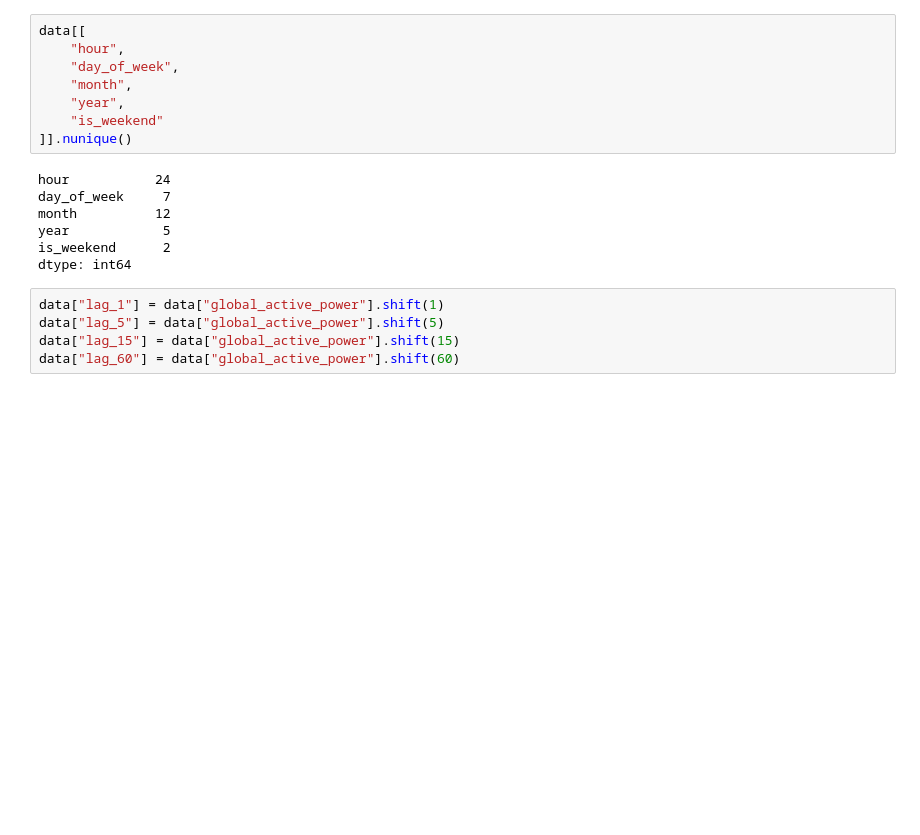
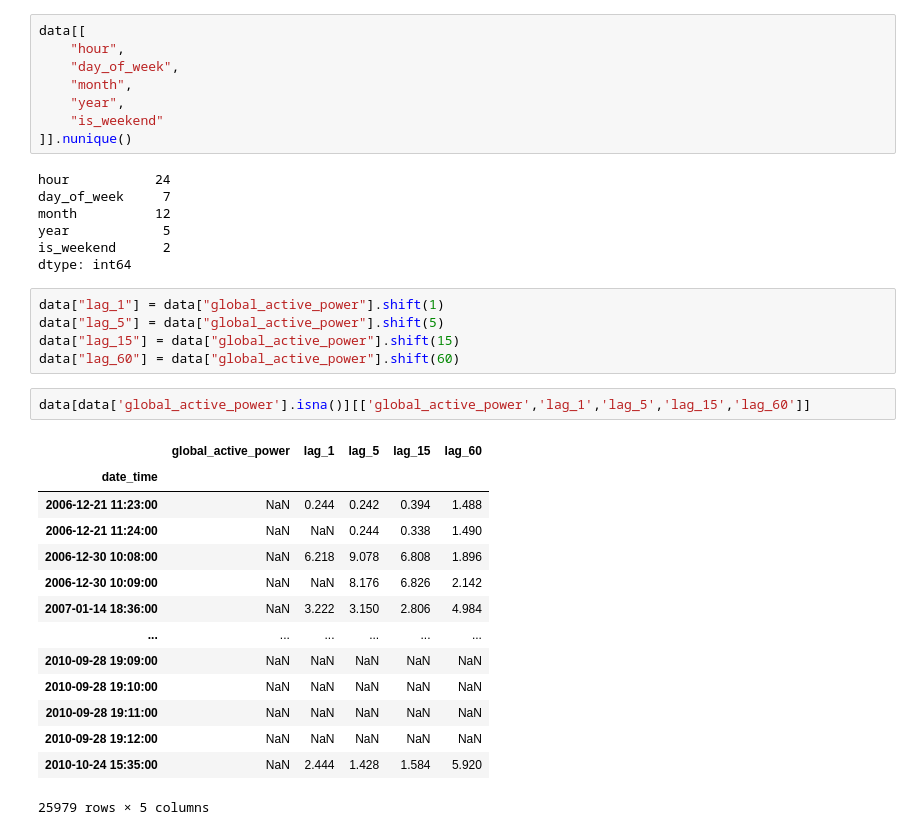
Before and after one commit to Kartikshard/Electricity-consumption-prediction, a Jupyter notebook: notebooks/01_EDA.ipynb, the cells around one changed output. Drawn from its saved outputs; the diff is of its cells as text; blank space fills up the shorter version.

```diff
--- a/notebooks/01_EDA.ipynb
+++ b/notebooks/01_EDA.ipynb
@@ -372,3 +372,20 @@ data["lag_1"] = data["global_active_power"].shift(1)
 data["lag_5"] = data["global_active_power"].shift(5)
 data["lag_15"] = data["global_active_power"].shift(15)
 data["lag_60"] = data["global_active_power"].shift(60)
+# %%
+data[data['global_active_power'].isna()][['global_active_power','lag_1','lag_5','lag_15','lag_60']]
+# %% [output]
+|  | global_active_power | lag_1 | lag_5 | lag_15 | lag_60 |
+| date_time |  |  |  |  |  |
+| 2006-12-21 11:23:00 | NaN | 0.244 | 0.242 | 0.394 | 1.488 |
+| 2006-12-21 11:24:00 | NaN | NaN | 0.244 | 0.338 | 1.490 |
+| 2006-12-30 10:08:00 | NaN | 6.218 | 9.078 | 6.808 | 1.896 |
+| 2006-12-30 10:09:00 | NaN | NaN | 8.176 | 6.826 | 2.142 |
+| 2007-01-14 18:36:00 | NaN | 3.222 | 3.150 | 2.806 | 4.984 |
+| ... | ... | ... | ... | ... | ... |
+| 2010-09-28 19:09:00 | NaN | NaN | NaN | NaN | NaN |
+| 2010-09-28 19:10:00 | NaN | NaN | NaN | NaN | NaN |
+| 2010-09-28 19:11:00 | NaN | NaN | NaN | NaN | NaN |
+| 2010-09-28 19:12:00 | NaN | NaN | NaN | NaN | NaN |
+| 2010-10-24 15:35:00 | NaN | 2.444 | 1.428 | 1.584 | 5.920 |
+25979 rows × 5 columns
```
Also changed, not shown: parts of 2 cells of this notebook.
